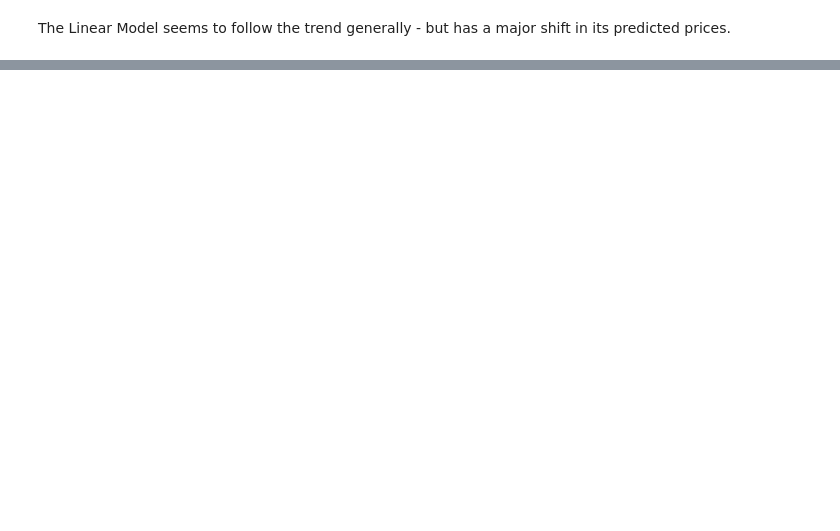
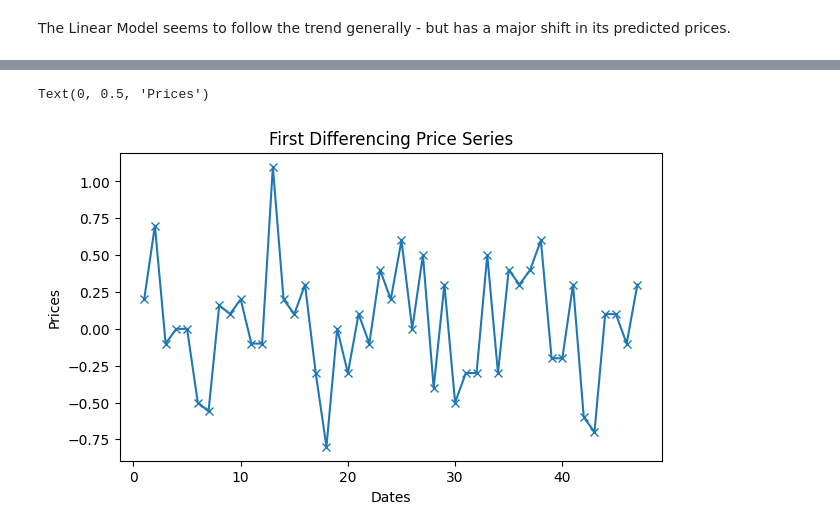
Before and after one commit to talhajamal11/JPM-Forage-Natural-Gas-Contract-Prices, a Jupyter notebook: src/task_1.ipynb, the cells around one changed output, grey strips where cells are left out. Saved outputs shown, nothing was run; the diff lists cells and outputs as text; code cells hidden in the pictures; blank space fills up the shorter version.

```diff
--- a/src/task_1.ipynb
+++ b/src/task_1.ipynb
@@ -151,0 +194,9 @@ The Linear Model seems to follow the trend generally - but has a major shift in
+# %%
+plt.figure(figsize=(7, 4), dpi=100)
+ts_diff.plot(label = 'First Difference', marker='x')
+plt.title('First Differencing Price Series')
+plt.xlabel('Dates')
+plt.ylabel('Prices')
+# %% [output]
+Text(0, 0.5, 'Prices')
+[figure, added]
```
Also changed, not shown: parts of 17 cells of this notebook.
